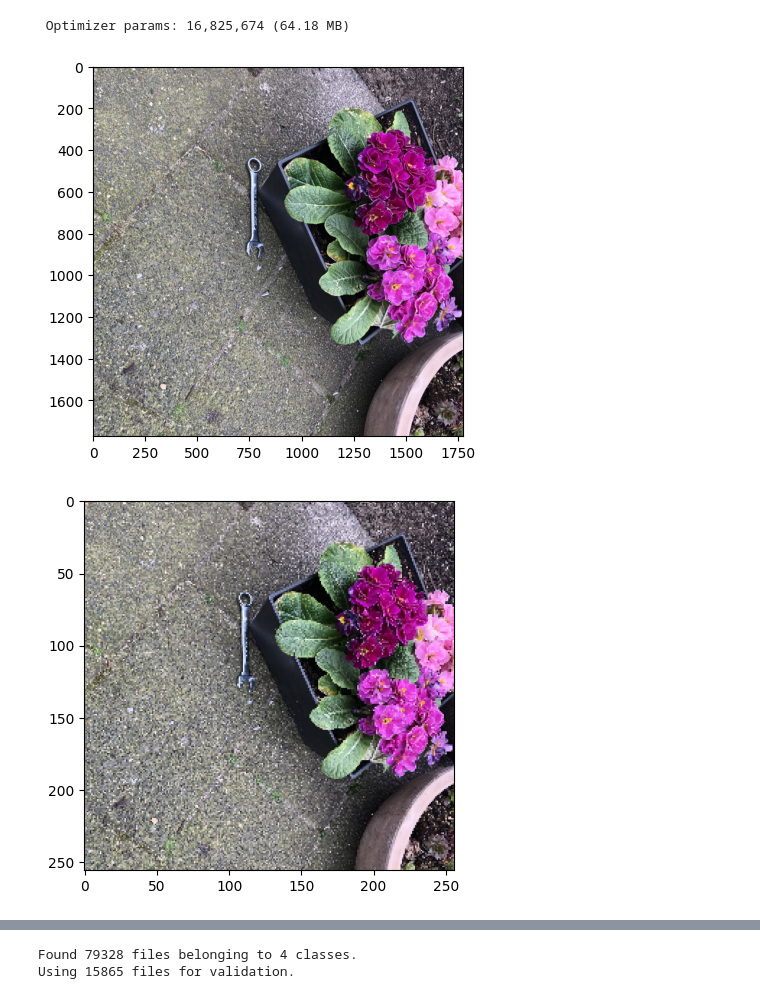
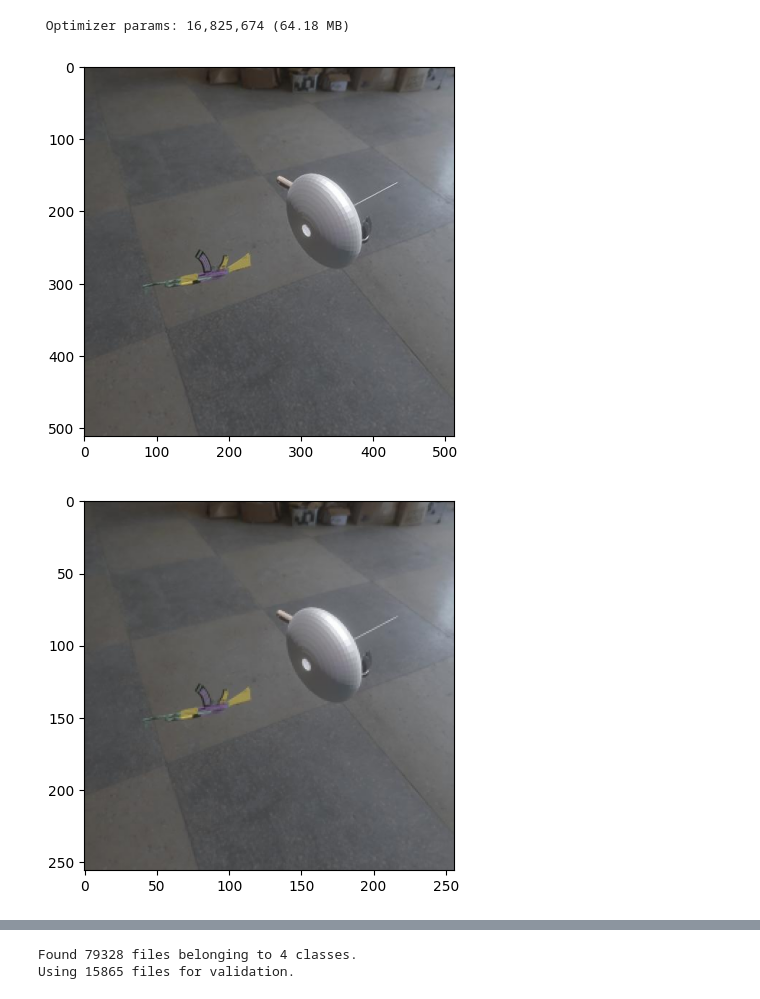
Before and after one commit to LennertM-2054620/MachineLearning, a Jupyter notebook: Project/Loading_models.ipynb, the cells around one changed output, grey strips where cells are left out. Drawn from its saved outputs; the diff is of its cells as text; code cells hidden in the pictures.

```diff
--- a/Project/Loading_models.ipynb
+++ b/Project/Loading_models.ipynb
@@ -35,17 +35,18 @@ Model: "sequential_51"
  Non-trainable params: 0 (0.00 B)
  Optimizer params: 16,825,674 (64.18 MB)
 # %%
-img = cv2.imread("Data/Real/CombWrench/IMG_0610.JPEG")
+# img = cv2.imread("Data/Real/CombWrench/IMG_0610.JPEG")
+img = cv2.imread("Data/Synthetic/Hammer/1000_img.jpg")
 img = cv2.cvtColor(img, cv2.COLOR_BGR2RGB)
 
 plt.imshow(img)
 plt.show()
 # %% [output]
-[figure, old version]
+[figure, new version]
 # %%
 resize = tf.image.resize(img, (256,256))
 plt.imshow(resize.numpy().astype(int))
 plt.show()
 # %% [output]
-[figure, old version]
+[figure, new version]
 # %%
```
Also changed, not shown: parts of 4 cells of this notebook.
